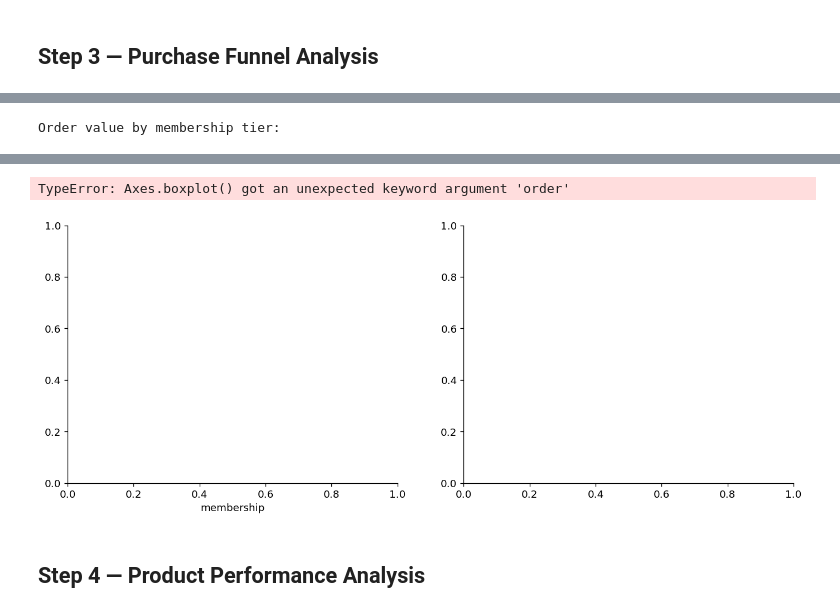
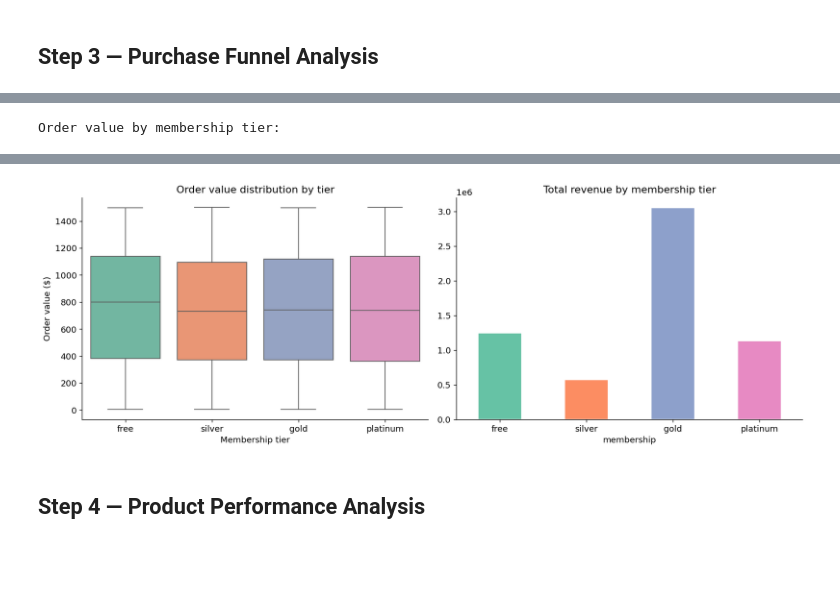
Before and after one commit to jackstealer/ECOMMERCE_CUSTOMER_BEHAVIOR, a Jupyter notebook: notebooks/03_eda.ipynb, the cells around one changed output, grey strips where cells are left out. Saved outputs shown, nothing was run; the diff lists cells and outputs as text; code cells hidden in the pictures; blank space fills up the shorter version.

```diff
--- a/notebooks/03_eda.ipynb
+++ b/notebooks/03_eda.ipynb
@@ -293,26 +259,27 @@ plt.show()
 # %%
-# Order value analysis by membership tier
-merged = orders.merge(users[['user_id','membership','is_premium']], on='user_id', how='left')
+# Order value by membership tier — using seaborn (supports order param correctly)
+merged     = orders.merge(users[['user_id','membership','is_premium']], on='user_id', how='left')
+tier_order = [t for t in ['free','silver','gold','platinum']
+              if t in merged['membership'].unique()]
 
-tier_stats = merged.groupby('membership')['total_amount'].agg(
-    count='count', mean='mean', median='median', total='sum'
-).round(2)
-tier_order = ['free','silver','gold','platinum']
-tier_stats = tier_stats.reindex([t for t in tier_order if t in tier_stats.index])
+tier_stats = (merged.groupby('membership')['total_amount']
+              .agg(count='count', mean='mean', median='median', total='sum')
+              .round(2).reindex(tier_order))
 
 print("Order value by membership tier:")
 display(tier_stats)
 
 fig, axes = plt.subplots(1, 2, figsize=(14, 5))
-merged.boxplot(column='total_amount', by='membership', ax=axes[0],
-               order=[t for t in tier_order if t in merged['membership'].unique()])
-axes[0].set_title('Order value by membership tier')
-axes[0].set_xlabel('Membership')
-plt.suptitle('')
+
+# seaborn boxplot — correctly handles order parameter
+sns.boxplot(data=merged, x='membership', y='total_amount',
+            order=tier_order, ax=axes[0], palette='Set2')
+axes[0].set_title('Order value distribution by tier')
+axes[0].set_xlabel('Membership tier')
+axes[0].set_ylabel('Order value ($)')
 
 tier_stats['total'].plot(kind='bar', ax=axes[1], edgecolor='white', color=COLORS)
 axes[1].set_title('Total revenue by membership tier')
-axes[1].set_xlabel('')
 axes[1].tick_params(axis='x', rotation=0)
 
 plt.tight_layout()
@@ -329,5 +296,4 @@ Order value by membership tier:
-TypeError: Axes.boxplot() got an unexpected keyword argument 'order'
-[figure, old version]
+[figure, new version]
 # %% [markdown]
 ## Step 4 — Product Performance Analysis
 # %%
```
Also changed, not shown: parts of 22 cells of this notebook.
